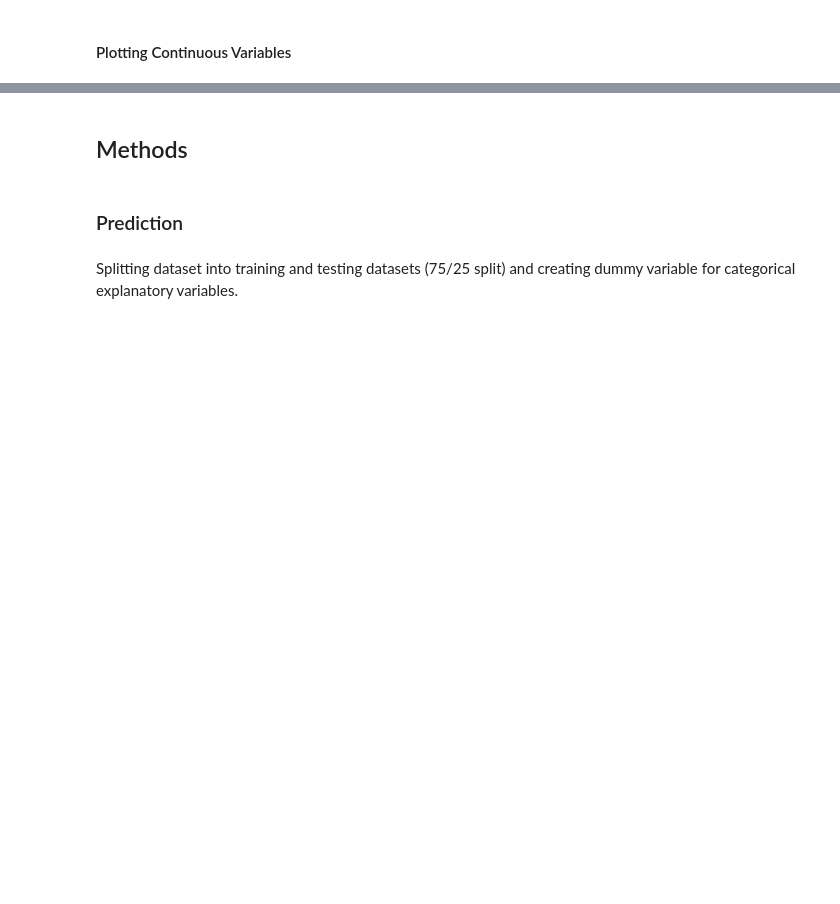
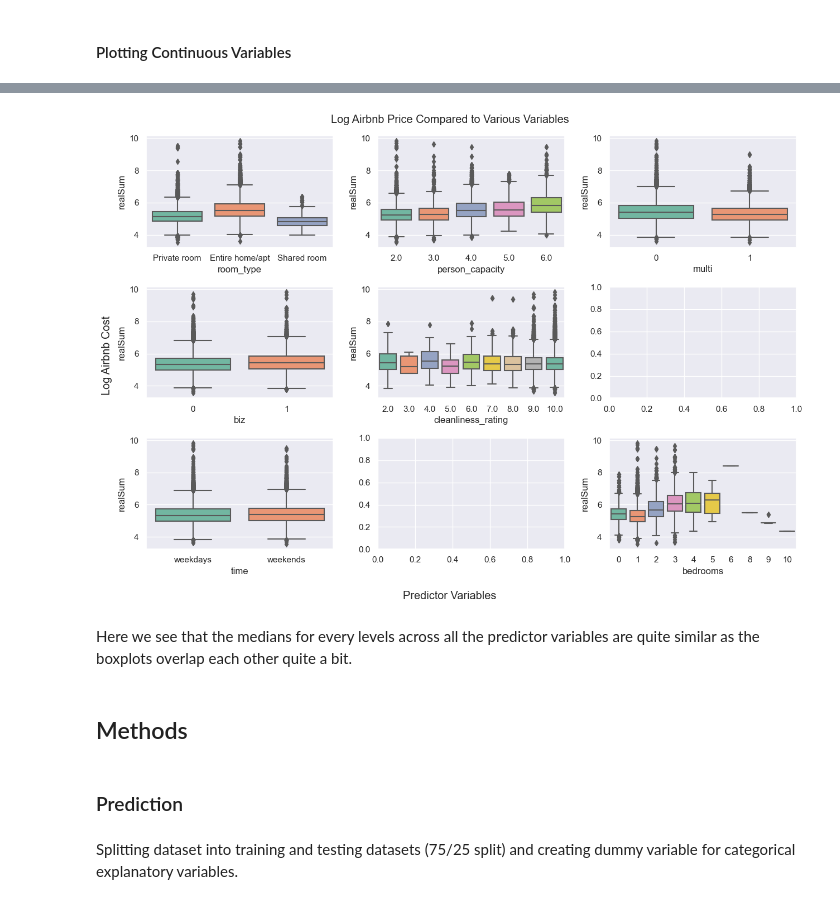
Before and after one commit to Hrithik0015/ECON323_Project, a Jupyter notebook: Project_Report.ipynb, the cells around one changed output, grey strips where cells are left out. Saved outputs shown, nothing was run; the diff lists cells and outputs as text; code cells hidden in the pictures; blank space fills up the shorter version.

```diff
--- a/Project_Report.ipynb
+++ b/Project_Report.ipynb
@@ -294,3 +326,31 @@ plt.show()
+# %%
+discrete_df = df[['realSum','room_type', 'person_capacity','multi', 'biz', 'cleanliness_rating',
+                   'bedrooms', 'time']]
+
+fig, ax = plt.subplots(3, 3 ,figsize=(13,9))
+
+for i,col in enumerate(discrete_df.columns[1:]):
+    if (i < 3):
+        x = 0
+        sns.boxplot(x=discrete_df[col], y=np.log(discrete_df['realSum']), palette="Set2", ax=ax[x,i])
+    elif (i < 5):
+        x = 1
+        sns.boxplot(x=discrete_df[col], y=np.log(discrete_df['realSum']), palette="Set2", ax=ax[x,i-3])
+    elif (i < 12):
+        x = 2
+        sns.boxplot(x=discrete_df[col], y=np.log(discrete_df['realSum']), palette="Set2", ax=ax[x,i-6])
+
+
+fig.suptitle('Log Airbnb Price Compared to Various Variables')
+fig.supxlabel("Predictor Variables")
+fig.supylabel("Log Airbnb Cost")
+fig.tight_layout()
+
+plt.show()
+# %% [output]
+[figure, added]
+# %% [markdown]
+Here we see that the medians for every levels across all the predictor variables are quite similar as the boxplots overlap each other quite a bit.
 # %% [markdown]
 ## Methods
 # %% [markdown]
```
Also changed, not shown: parts of 46 cells of this notebook.
